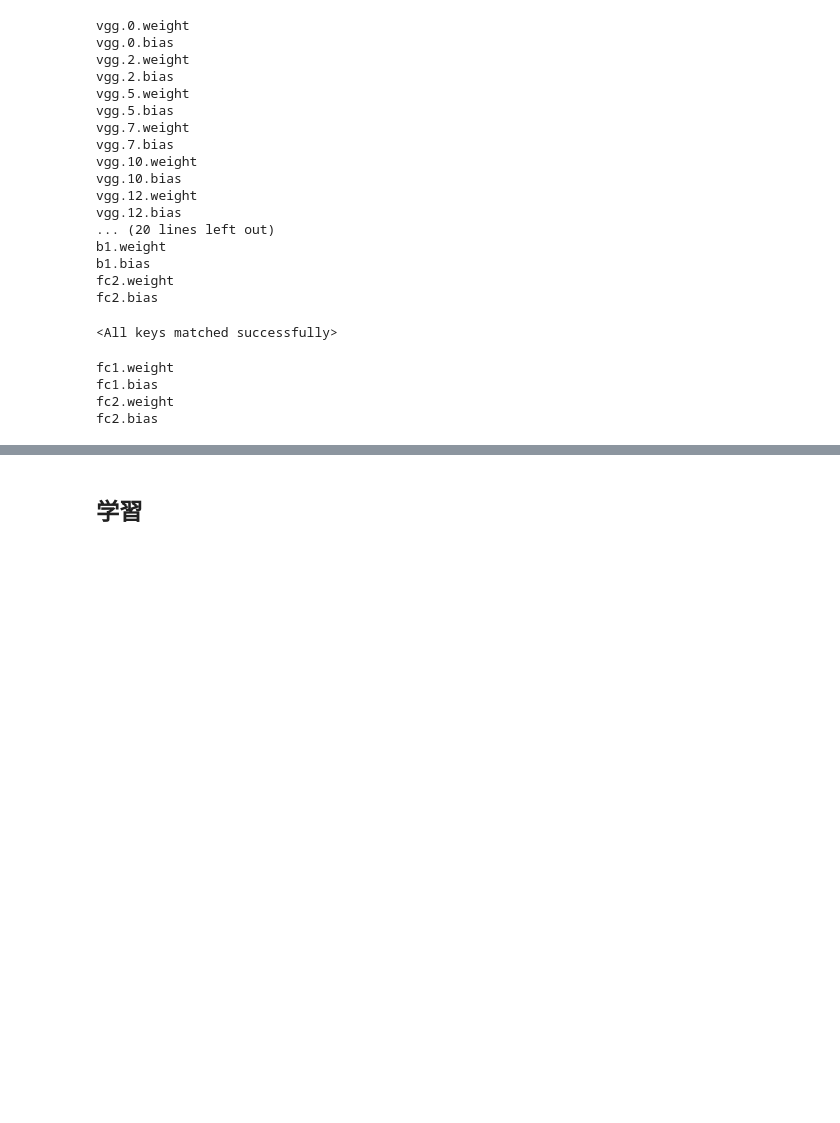
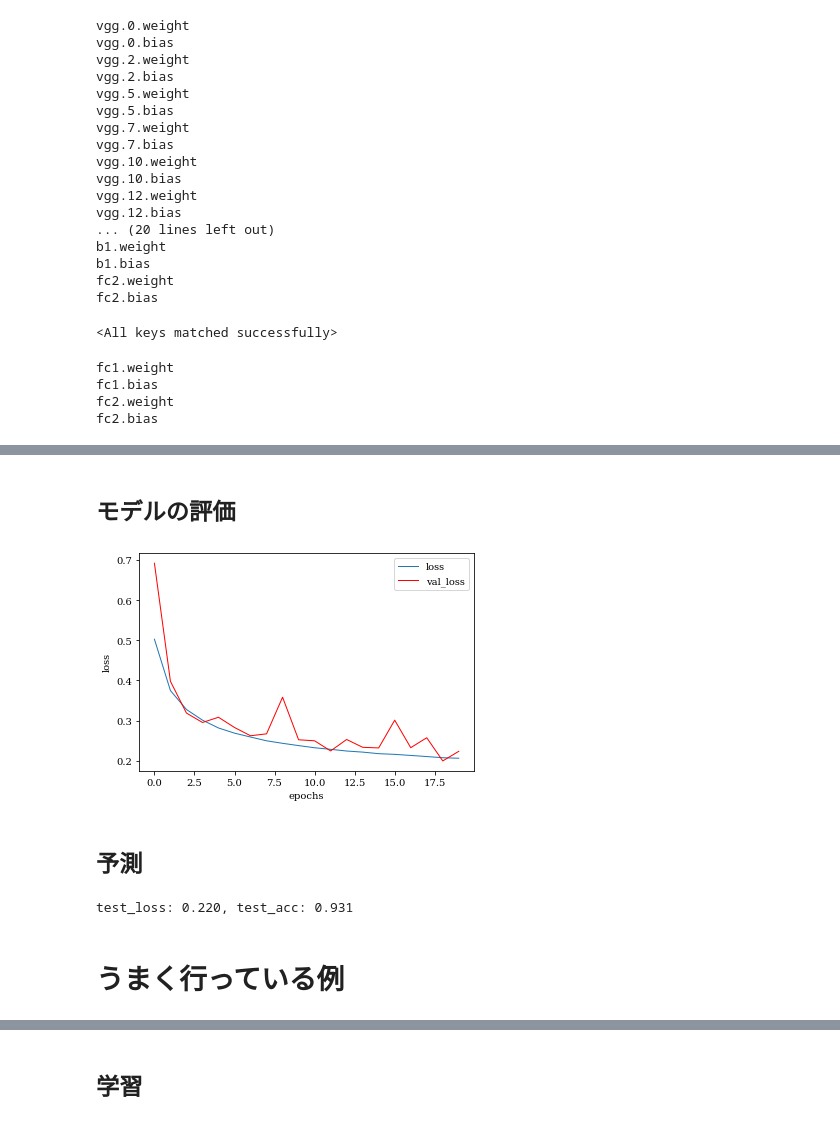
Before and after one commit to plue1011/PyTorch, a Jupyter notebook: practice/VGG16.ipynb, the cells around one changed output, grey strips where cells are left out. Saved outputs shown, nothing was run; the diff lists cells and outputs as text; code cells hidden in the pictures; blank space fills up the shorter version.

```diff
--- a/practice/VGG16.ipynb
+++ b/practice/VGG16.ipynb
@@ -147,7 +145,7 @@ n_train = int(n_samples * 0.8)
 n_val = n_samples - n_train
 train_dataset, val_dataset = random_split(train_dataset, [n_train, n_val])
 
-BATCH = 32
+BATCH = 128
 train_dataloader = DataLoader(train_dataset, batch_size=BATCH, shuffle=True)
 val_dataloader = DataLoader(val_dataset, batch_size=BATCH, shuffle=False)
 test_dataloader = DataLoader(test_dataset, batch_size=BATCH, shuffle=False)
@@ -469,22 +465,3 @@ ModuleList(
-# %%
-# モデルの構築
-class VGG16(nn.Module):
-    def __init__(self):
-        super(VGG16, self).__init__()
-        self.vgg = make_vgg()
-
-        self.fc1 = nn.Linear(1024 * 19 * 19, 512)
-        self.b1 = nn.BatchNorm1d(512)
-        self.fc2 = nn.Linear(512, 512)
-
-    def forward(self, x):
-        for k in range(len(self.vgg)):
-            x = self.vgg[k](x)
-        x = x.view(-1, 1024 * 19 * 19)
-        x = F.relu(self.b1(self.fc1(x)))
-        x = self.fc2(x)
-
-        return x
 # %%
 # モデルの構築
 device = torch.device('cuda' if torch.cuda.is_available() else 'cpu')  # cpuかgpuのどちらのデバイスを使っているかを代入する
@@ -541,6 +518,6 @@ compute_loss = nn.CrossEntropyLoss()
 
 # 最適化手法の定義
 optimizer = optimizers.Adam(model.parameters(),
-                            lr=0.00001,
+                            lr=0.0000001,
                             betas=(0.9, 0.999),
                             amsgrad=True)
@@ -546,0 +641,44 @@ optimizer = optimizers.Adam(model.parameters(),
+# %% [markdown]
+## モデルの評価
+# %%
+# テストデータの評価関数
+def test_step(x, t):
+    return val_step(x, t)
+
+# 検証データの誤差の可視化
+loss = hist['loss']
+val_loss = hist['val_loss']
+
+fig = plt.figure()
+plt.rc('font', family='serif')
+plt.plot(range(len(loss)), loss, linewidth=1,
+             label='loss')
+plt.plot(range(len(val_loss)), val_loss,
+             color='red', linewidth=1,
+             label='val_loss')
+plt.xlabel('epochs')
+plt.ylabel('loss')
+plt.legend()
+plt.show()
+# %% [output]
+[figure, added]
+# %% [markdown]
+## 予測
+# %%
+test_loss = 0.
+test_acc = 0.
+
+for (x, t) in test_dataloader:
+    x, t = x.to(device), t.to(device)
+    loss, preds = test_step(x, t)
+    test_loss += loss.item()
+    test_acc += accuracy_score(t.tolist(), preds.argmax(dim=-1).tolist())
+
+test_loss /= len(test_dataloader)
+test_acc /= len(test_dataloader)
+print('test_loss: {:.3f}, test_acc: {:.3f}'.format(
+        test_loss,
+        test_acc
+))
+# %% [output]
+test_loss: 0.220, test_acc: 0.931
@@ -546,0 +688,2 @@ optimizer = optimizers.Adam(model.parameters(),
+# %% [markdown]
+# うまく行っている例
```
Also changed, not shown: parts of 17 cells of this notebook.
